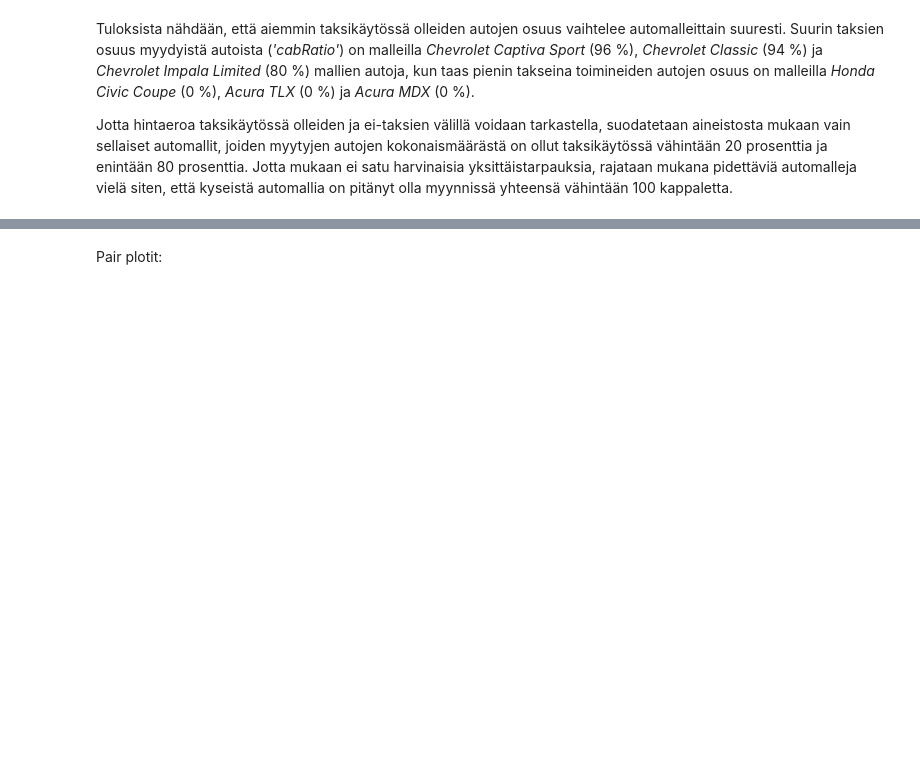
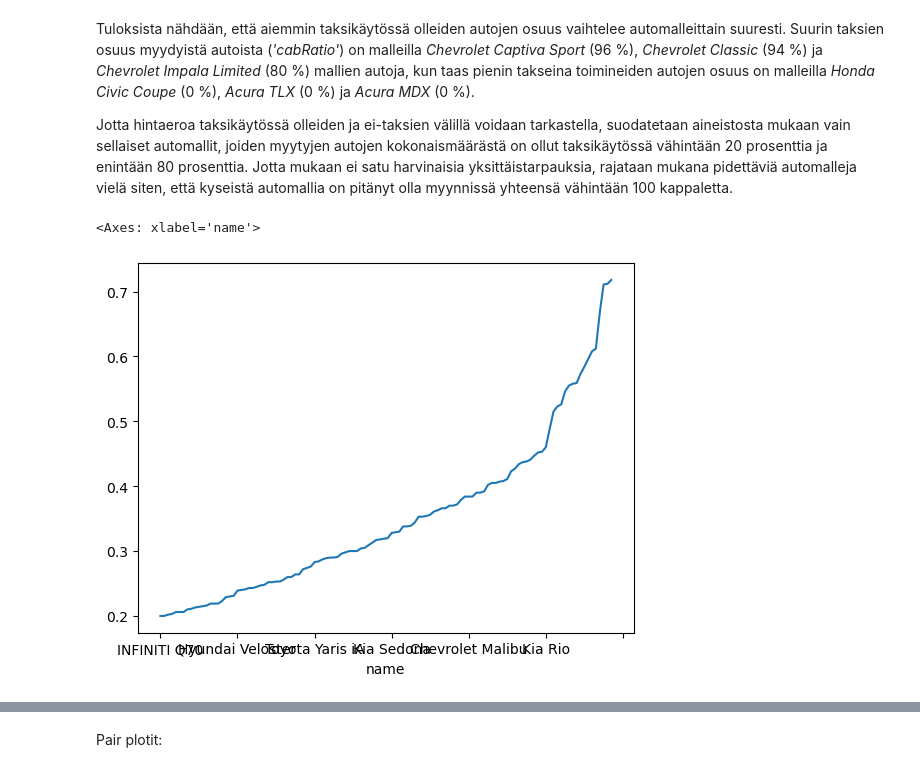
Before and after one commit to SallaLipasti/jamk-aida-projekti, a Jupyter notebook: taksit.ipynb, the cells around one changed output, grey strips where cells are left out. Cells and saved outputs as stored; diff of their text form; code cells hidden in the pictures; blank space fills up the shorter version.

```diff
--- a/taksit.ipynb
+++ b/taksit.ipynb
@@ -342,3 +324,7 @@ Tuloksista nähdään, että aiemmin taksikäytössä olleiden autojen osuus vai
 Jotta hintaeroa taksikäytössä olleiden ja ei-taksien välillä voidaan tarkastella, suodatetaan aineistosta mukaan vain sellaiset automallit, joiden myytyjen autojen kokonaismäärästä on ollut taksikäytössä vähintään 20 prosenttia ja enintään 80 prosenttia. Jotta mukaan ei satu harvinaisia yksittäistarpauksia, rajataan mukana pidettäviä automalleja vielä siten, että kyseistä automallia on pitänyt olla myynnissä yhteensä vähintään 100 kappaletta.
 # %%
 autot2 = tulos_df.loc[(tulos_df['cabRatio'] >= 0.2) & (tulos_df['cabRatio'] <= 0.8) & (tulos_df['count'] >= 100)]
+autot2['cabRatio'].plot()
+# %% [output]
+<Axes: xlabel='name'>
+[figure, added]
```
Also changed, not shown: parts of 16 cells of this notebook.
